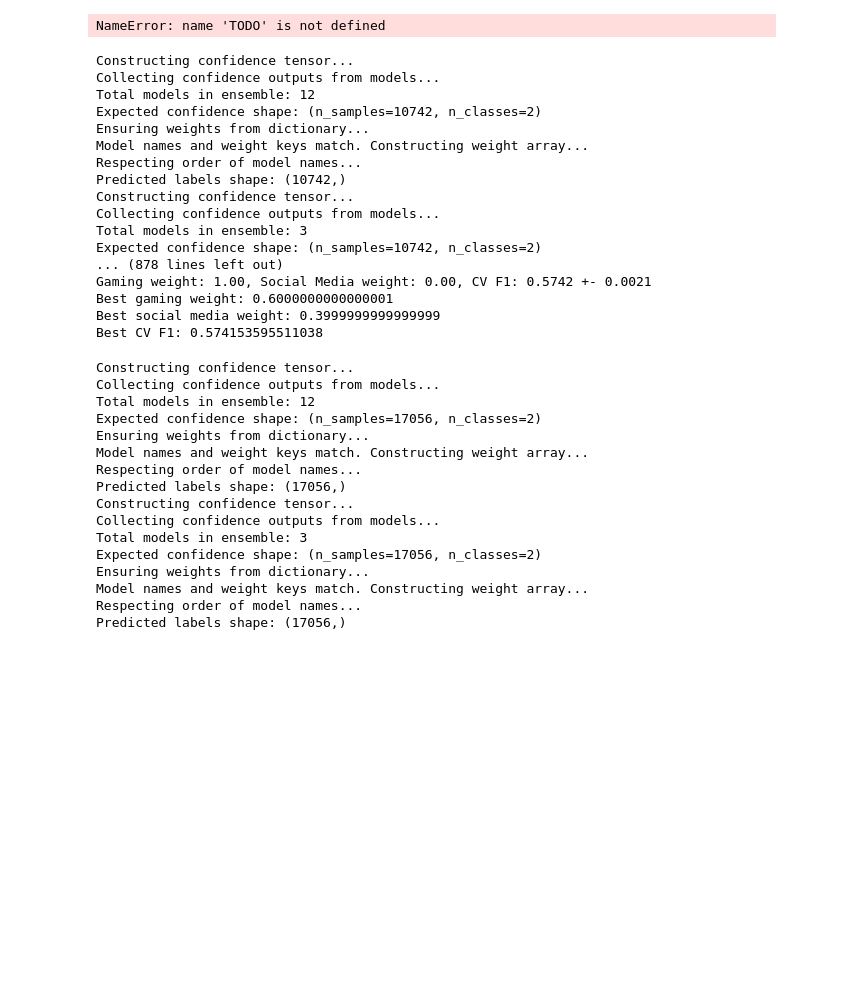
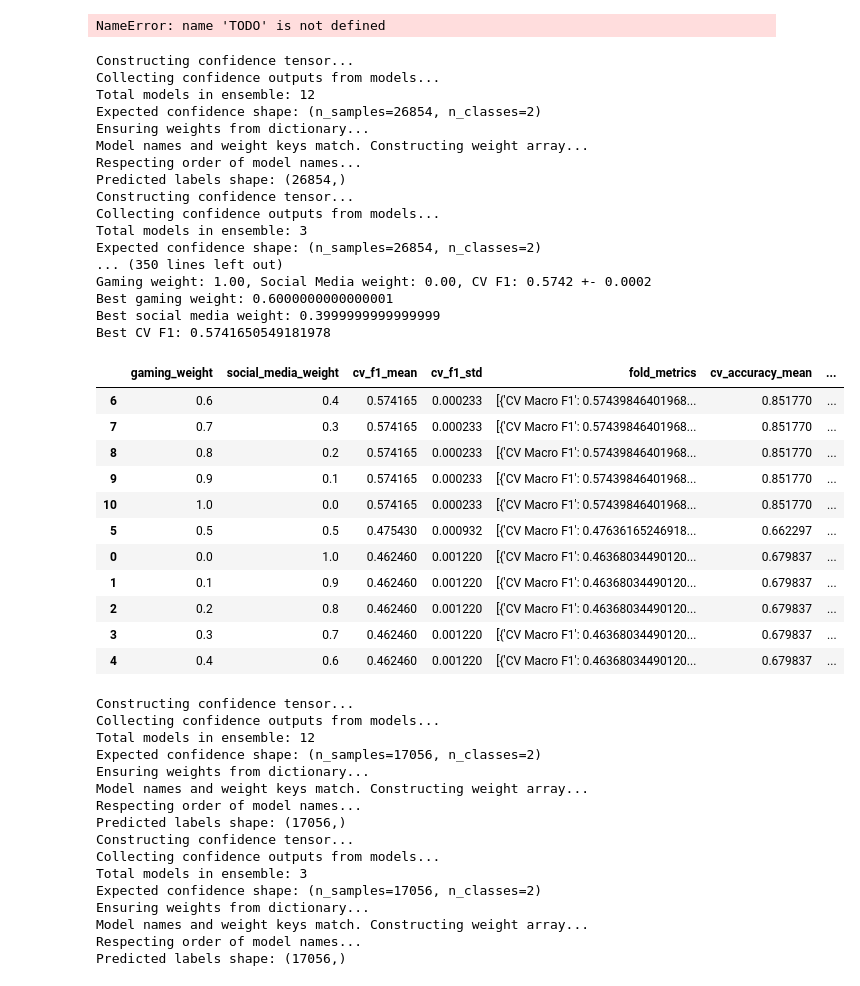
Before and after one commit to paolacalle/gaming-toxicity-detection, a Jupyter notebook: notebooks/ensemble.ipynb, the cells around one changed output. Cells and saved outputs as stored; diff of their text form; code cells hidden in the pictures; blank space fills up the shorter version.

```diff
--- a/notebooks/ensemble.ipynb
+++ b/notebooks/ensemble.ipynb
@@ -265,7 +265,7 @@ y_train = train["label_binary"]
 res = []
 
 skf = StratifiedKFold(
-    n_splits=5,
+    n_splits=2,
     shuffle=True,
     random_state=42
 )
@@ -300,7 +300,9 @@ for gaming_weight in np.arange(0.0, 1.01, 0.1):
     avg_f1 = np.mean([m["CV Macro F1"] for m in fold_metrics])
     std_f1 = np.std([m["CV Macro F1"] for m in fold_metrics])
 
-    avg_accuracy = np.mean([m["accuracy"] for m in fold_metrics]) if "accuracy" in fold_metrics[0] else None
+    avg_accuracy = np.mean([m["Accuracy"] for m in fold_metrics]) if "Accuracy" in fold_metrics[0] else None
+
+    avg_FPR = np.mean([m["FPR"] for m in fold_metrics]) if "FPR" in fold_metrics[0] else None
 
     print(
         f"Gaming weight: {gaming_weight:.2f}, "
@@ -314,6 +316,8 @@ for gaming_weight in np.arange(0.0, 1.01, 0.1):
         "cv_f1_mean": avg_f1,
         "cv_f1_std": std_f1,
         "fold_metrics": fold_metrics,
+        "cv_accuracy_mean": avg_accuracy,
+        "cv_FPR_mean": avg_FPR
     }
 
     if avg_accuracy is not None:
@@ -335,20 +339,36 @@ print("Best CV F1:", res_df.loc[best_row_idx, "cv_f1_mean"])
 Constructing confidence tensor...
 Collecting confidence outputs from models...
 Total models in ensemble: 12
-Expected confidence shape: (n_samples=10742, n_classes=2)
+Expected confidence shape: (n_samples=26854, n_classes=2)
 Ensuring weights from dictionary...
 Model names and weight keys match. Constructing weight array...
 Respecting order of model names...
-Predicted labels shape: (10742,)
+Predicted labels shape: (26854,)
 Constructing confidence tensor...
 Collecting confidence outputs from models...
 Total models in ensemble: 3
-Expected confidence shape: (n_samples=10742, n_classes=2)
-... (878 lines left out)
-Gaming weight: 1.00, Social Media weight: 0.00, CV F1: 0.5742 +- 0.0021
+Expected confidence shape: (n_samples=26854, n_classes=2)
+... (350 lines left out)
+Gaming weight: 1.00, Social Media weight: 0.00, CV F1: 0.5742 +- 0.0002
 Best gaming weight: 0.6000000000000001
 Best social media weight: 0.3999999999999999
-Best CV F1: 0.574153595511038
+Best CV F1: 0.5741650549181978
+# %%
+res_df.sort_values(["cv_f1_mean", "cv_accuracy_mean"], ascending=[False, False], inplace=True)
+res_df
+# %% [output]
+|  | gaming_weight | social_media_weight | cv_f1_mean | cv_f1_std | fold_metrics | cv_accuracy_mean | ... |
+| 6 | 0.6 | 0.4 | 0.574165 | 0.000233 | [{'CV Macro F1': 0.57439846401968... | 0.851770 | ... |
+| 7 | 0.7 | 0.3 | 0.574165 | 0.000233 | [{'CV Macro F1': 0.57439846401968... | 0.851770 | ... |
+| 8 | 0.8 | 0.2 | 0.574165 | 0.000233 | [{'CV Macro F1': 0.57439846401968... | 0.851770 | ... |
+| 9 | 0.9 | 0.1 | 0.574165 | 0.000233 | [{'CV Macro F1': 0.57439846401968... | 0.851770 | ... |
+| 10 | 1.0 | 0.0 | 0.574165 | 0.000233 | [{'CV Macro F1': 0.57439846401968... | 0.851770 | ... |
+| 5 | 0.5 | 0.5 | 0.475430 | 0.000932 | [{'CV Macro F1': 0.47636165246918... | 0.662297 | ... |
+| 0 | 0.0 | 1.0 | 0.462460 | 0.001220 | [{'CV Macro F1': 0.46368034490120... | 0.679837 | ... |
+| 1 | 0.1 | 0.9 | 0.462460 | 0.001220 | [{'CV Macro F1': 0.46368034490120... | 0.679837 | ... |
+| 2 | 0.2 | 0.8 | 0.462460 | 0.001220 | [{'CV Macro F1': 0.46368034490120... | 0.679837 | ... |
+| 3 | 0.3 | 0.7 | 0.462460 | 0.001220 | [{'CV Macro F1': 0.46368034490120... | 0.679837 | ... |
+| 4 | 0.4 | 0.6 | 0.462460 | 0.001220 | [{'CV Macro F1': 0.46368034490120... | 0.679837 | ... |
 # %%
 final_binary_ensemble = EnsembleModel(
     model_ensembles=[
```
Also changed, not shown: 2 other files.
